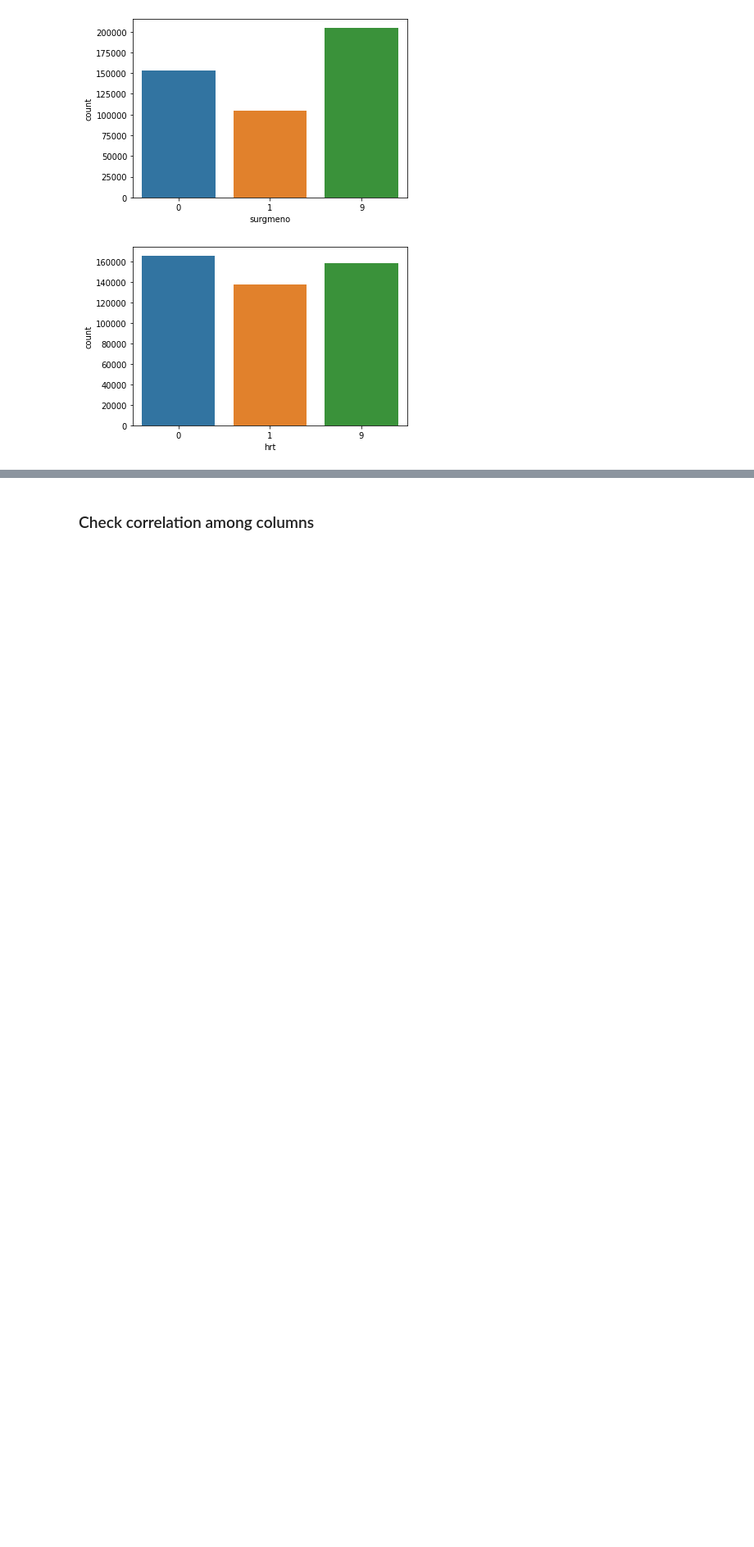
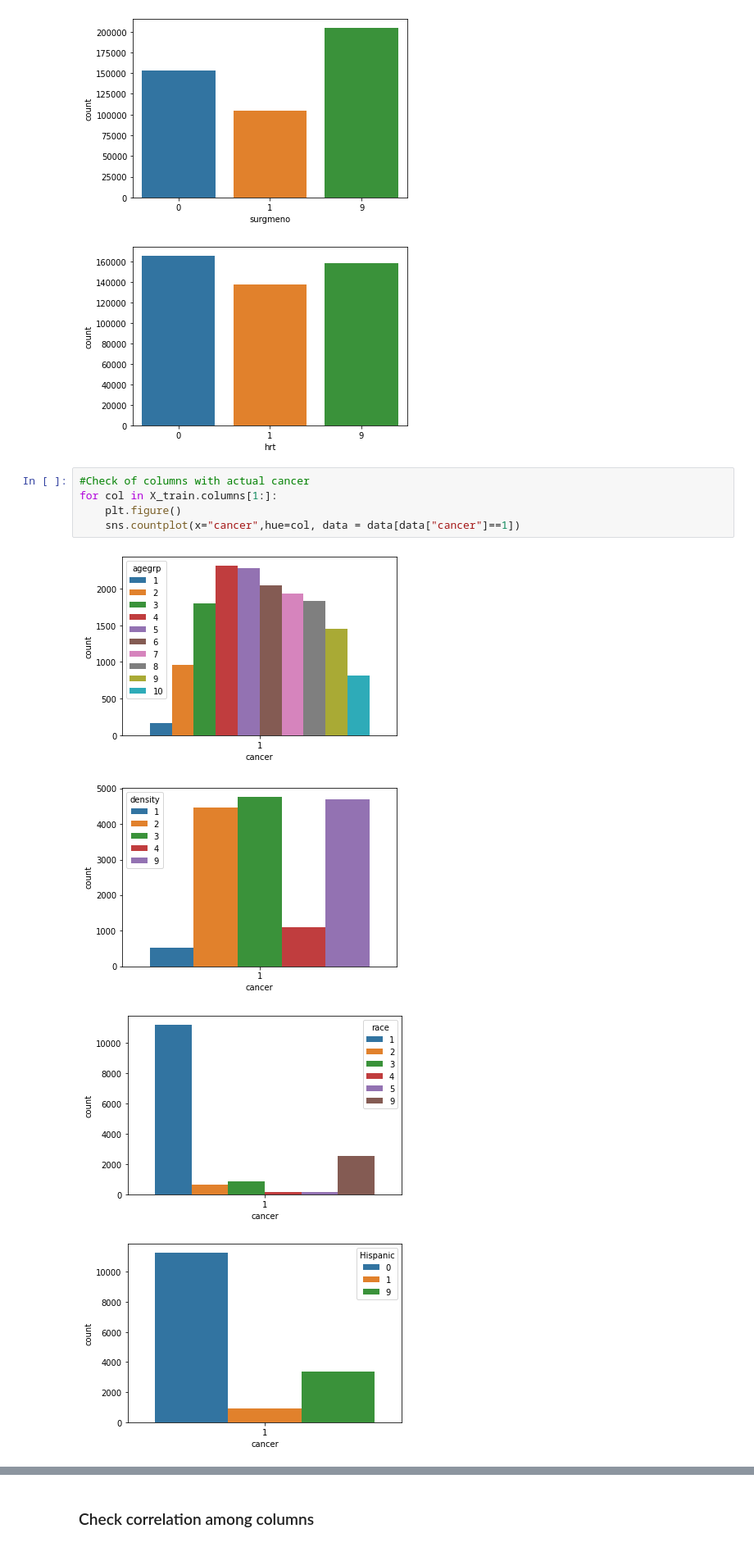
Before and after one commit to gpaikane/Breast-Cancer-Helper-Chatbot, a Jupyter notebook: NTT-Data-AI-Hackathon/Breast Cancer Risk Predictor Model.ipynb, the cells around one changed output, grey strips where cells are left out. Shown at 82% size. Saved outputs shown, nothing was run; the diff lists cells and outputs as text; blank space fills up the shorter version.

```diff
--- a/NTT-Data-AI-Hackathon/Breast Cancer Risk Predictor Model.ipynb
+++ b/NTT-Data-AI-Hackathon/Breast Cancer Risk Predictor Model.ipynb
@@ -201,3 +195,13 @@ for col in X_train.columns[1:]:
 [figure]
 [figure]
 [figure]
+# %%
+#Check of columns with actual cancer
+for col in X_train.columns[1:]:
+    plt.figure()
+    sns.countplot(x="cancer",hue=col, data = data[data["cancer"]==1])
+# %% [output]
+[figure, added]
+[figure, added]
+[figure, added]
+[figure, added]
```
Also changed, not shown: parts of 15 cells of this notebook.
